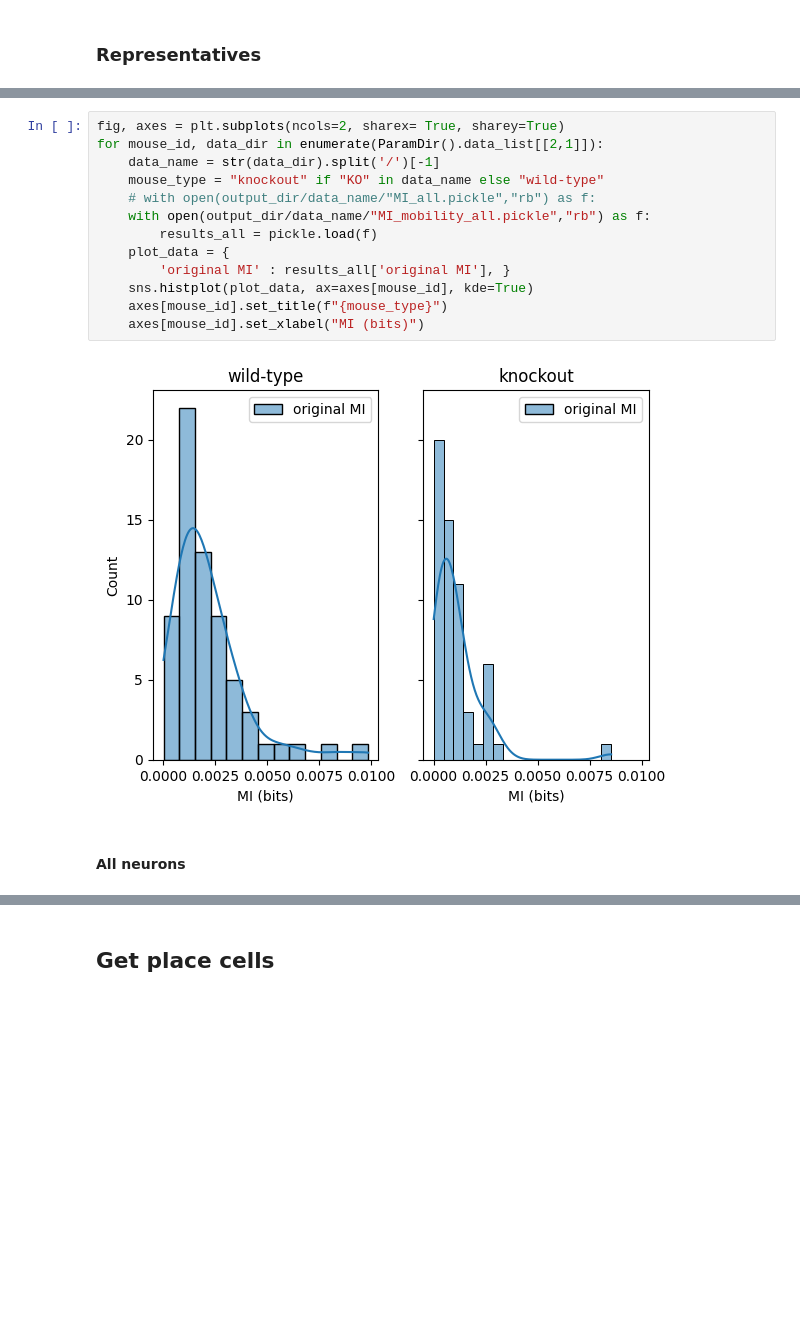
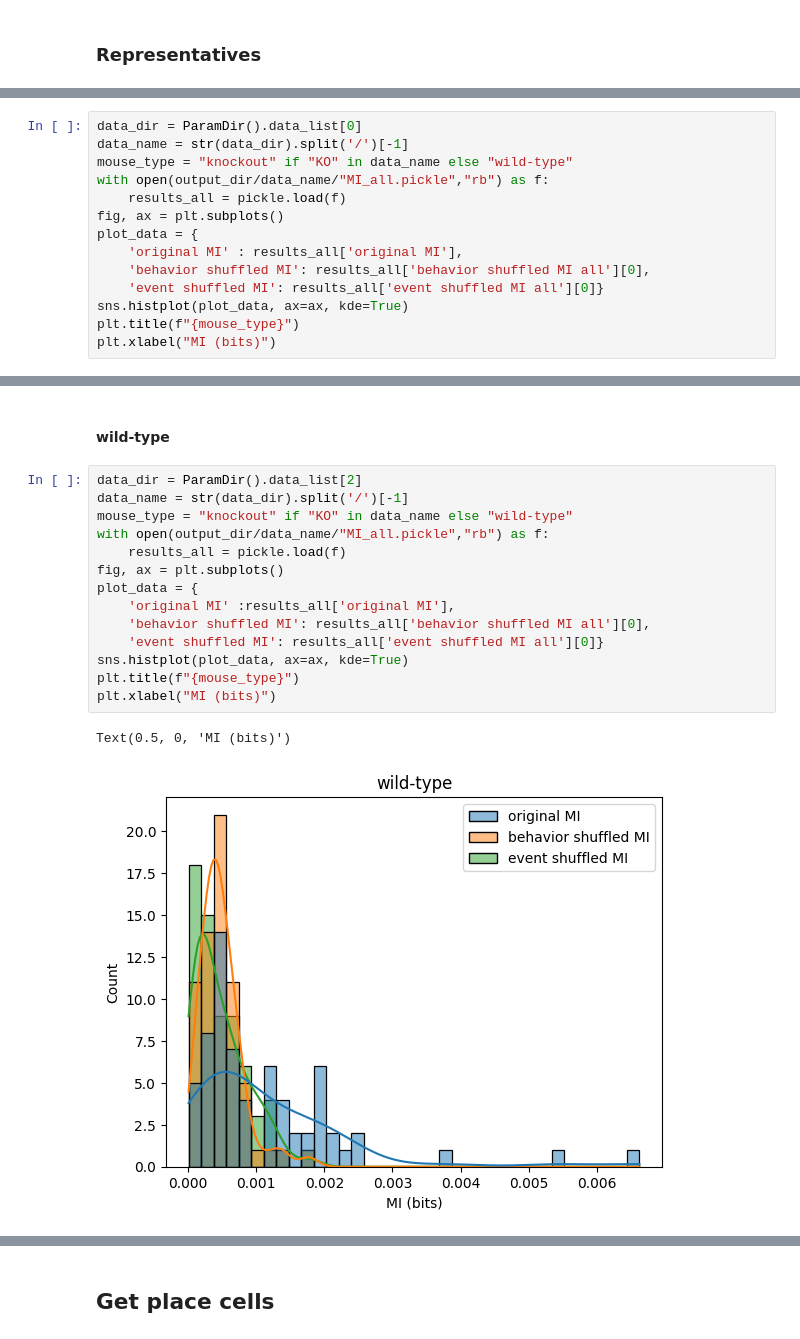
Before and after one commit to kisaragiRY/decoding-DG, a Jupyter notebook: notebooks/2-data-exploration/1-detect-place-cells/04-detect-place-cells.ipynb, the cells around one changed output, grey strips where cells are left out. Saved outputs shown, nothing was run; the diff lists cells and outputs as text; blank space fills up the shorter version.

Commit message:
merge origin

```diff
--- a/notebooks/2-data-exploration/1-detect-place-cells/04-detect-place-cells.ipynb
+++ b/notebooks/2-data-exploration/1-detect-place-cells/04-detect-place-cells.ipynb
@@ -19,0 +20,14 @@ output_dir = ParamDir().output_dir
+# %%
+data_dir = ParamDir().data_list[0]
+data_name = str(data_dir).split('/')[-1]
+mouse_type = "knockout" if "KO" in data_name else "wild-type"
+with open(output_dir/data_name/"MI_all.pickle","rb") as f:
+    results_all = pickle.load(f)
+fig, ax = plt.subplots()
+plot_data = {
+    'original MI' : results_all['original MI'],
+    'behavior shuffled MI': results_all['behavior shuffled MI all'][0],
+    'event shuffled MI': results_all['event shuffled MI all'][0]}
+sns.histplot(plot_data, ax=ax, kde=True)
+plt.title(f"{mouse_type}")
+plt.xlabel("MI (bits)")
@@ -20,17 +37,19 @@ output_dir = ParamDir().output_dir
+# %% [markdown]
+#### wild-type
 # %%
-fig, axes = plt.subplots(ncols=2, sharex= True, sharey=True)
-for mouse_id, data_dir in enumerate(ParamDir().data_list[[2,1]]):
-    data_name = str(data_dir).split('/')[-1]
-    mouse_type = "knockout" if "KO" in data_name else "wild-type"
-    # with open(output_dir/data_name/"MI_all.pickle","rb") as f:
-    with open(output_dir/data_name/"MI_mobility_all.pickle","rb") as f:
-        results_all = pickle.load(f)
-    plot_data = {
-        'original MI' : results_all['original MI'], }
-    sns.histplot(plot_data, ax=axes[mouse_id], kde=True)
-    axes[mouse_id].set_title(f"{mouse_type}")
-    axes[mouse_id].set_xlabel("MI (bits)")
+data_dir = ParamDir().data_list[2]
+data_name = str(data_dir).split('/')[-1]
+mouse_type = "knockout" if "KO" in data_name else "wild-type"
+with open(output_dir/data_name/"MI_all.pickle","rb") as f:
+    results_all = pickle.load(f)
+fig, ax = plt.subplots()
+plot_data = {
+    'original MI' :results_all['original MI'],
+    'behavior shuffled MI': results_all['behavior shuffled MI all'][0],
+    'event shuffled MI': results_all['event shuffled MI all'][0]}
+sns.histplot(plot_data, ax=ax, kde=True)
+plt.title(f"{mouse_type}")
+plt.xlabel("MI (bits)")
 # %% [output]
+Text(0.5, 0, 'MI (bits)')
-[figure, old version]
+[figure, new version]
-# %% [markdown]
-#### All neurons
```
Also changed, not shown: parts of 13 cells of this notebook, 12 other files.
